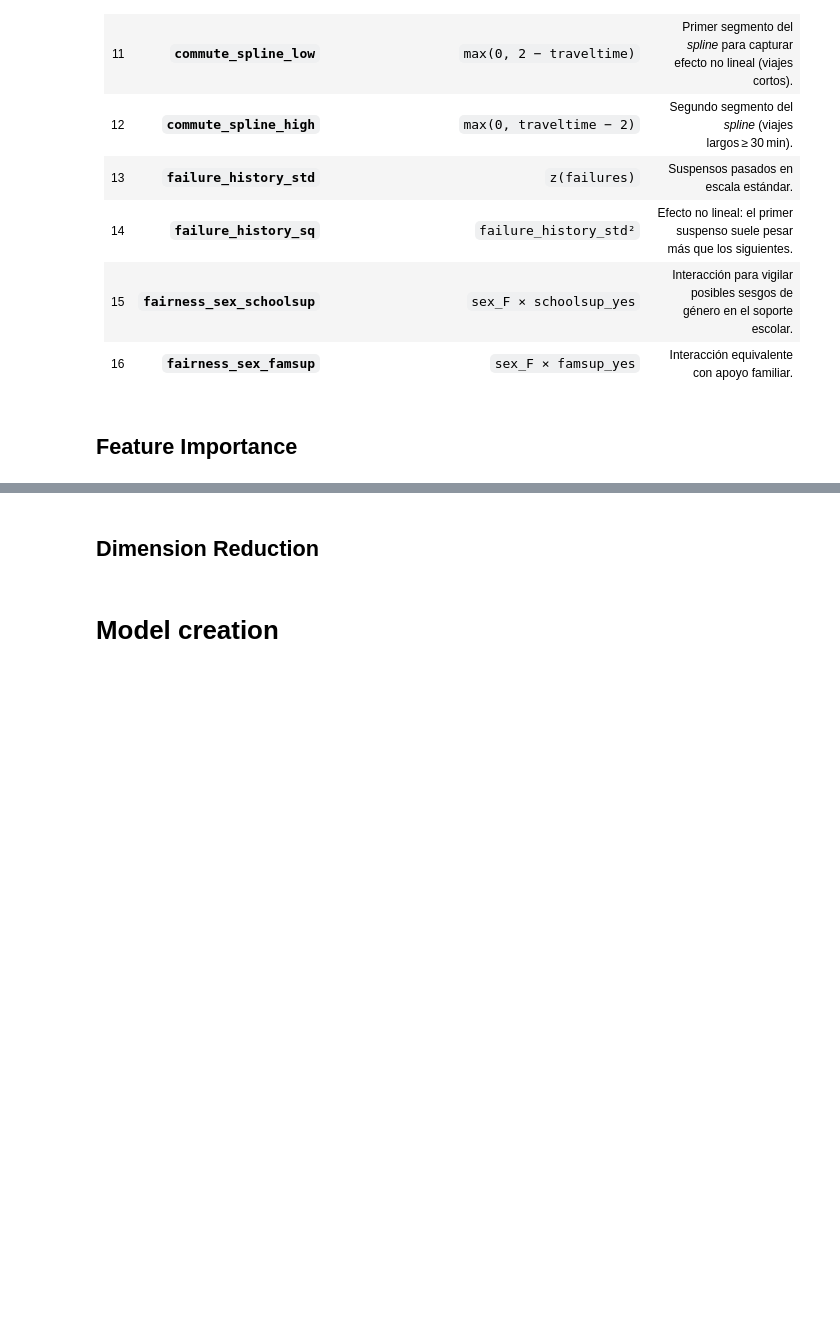
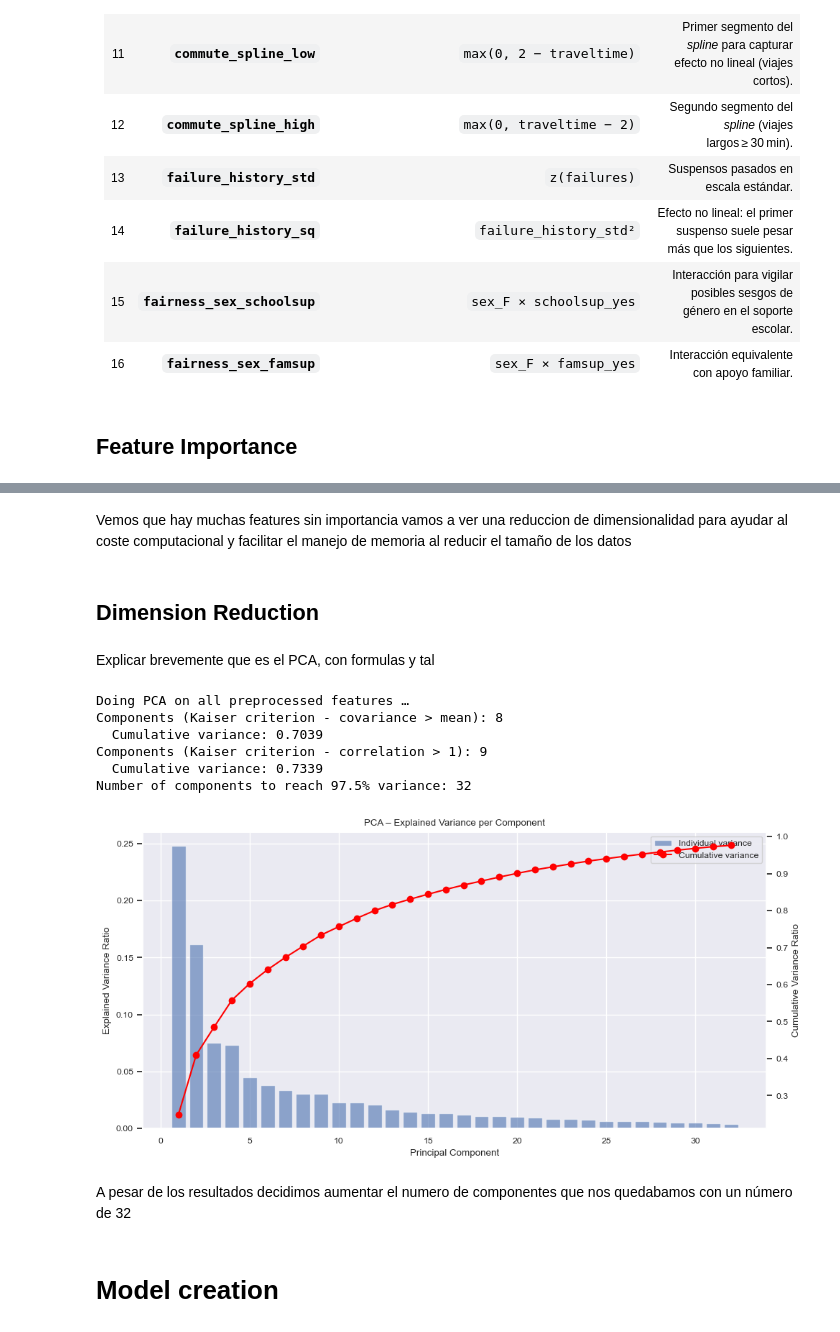
Before and after one commit to alfredofdlv/student-intervention-ml-pipeline, a Jupyter notebook: Report.ipynb, the cells around one changed output, grey strips where cells are left out. Cells and saved outputs as stored; diff of their text form; code cells hidden in the pictures; blank space fills up the shorter version.

Commit message:
PCA/Dimension Reduction

```diff
--- a/Report.ipynb
+++ b/Report.ipynb
@@ -224,16 +220,27 @@ Passing `palette` without assigning `hue` is deprecated and will be removed in v
+# %% [markdown]
+Vemos que hay muchas features sin importancia vamos a ver una reduccion de dimensionalidad para ayudar al coste computacional y facilitar el manejo de memoria al reducir el tamaño de los datos
 # %% [markdown]
 ## Dimension Reduction
+# %% [markdown]
+Explicar brevemente que es el PCA, con formulas y tal
 # %%
 
-print("[report] Fitting PCA on all preprocessed features …")
-pca = PCA()
-pca.fit(X_train)
-print("[report] PCA fitted. Number of components:", pca.n_components_)
-print("[report] Variance explained by first 5 components:", pca.explained_variance_ratio_[:5])
+print("Doing PCA on all preprocessed features …")
 
+from utils import preprocess_and_pca
+
+X_train,X_test,pca=preprocess_and_pca(X_train,X_test)
 plot_pca_variance(pca.explained_variance_ratio_)
-
-print("[report] Analysis complete ✅")
+# %% [output]
+Doing PCA on all preprocessed features …
+Components (Kaiser criterion - covariance > mean): 8
+  Cumulative variance: 0.7039
+Components (Kaiser criterion - correlation > 1): 9
+  Cumulative variance: 0.7339
+Number of components to reach 97.5% variance: 32
+[figure, added]
+# %% [markdown]
+A pesar de los resultados decidimos aumentar el numero de componentes que nos quedabamos con un número de 32
 # %% [markdown]
 # Model creation
 # %% [markdown]
```
Also changed, not shown: parts of 4 cells of this notebook, 2 other files.
